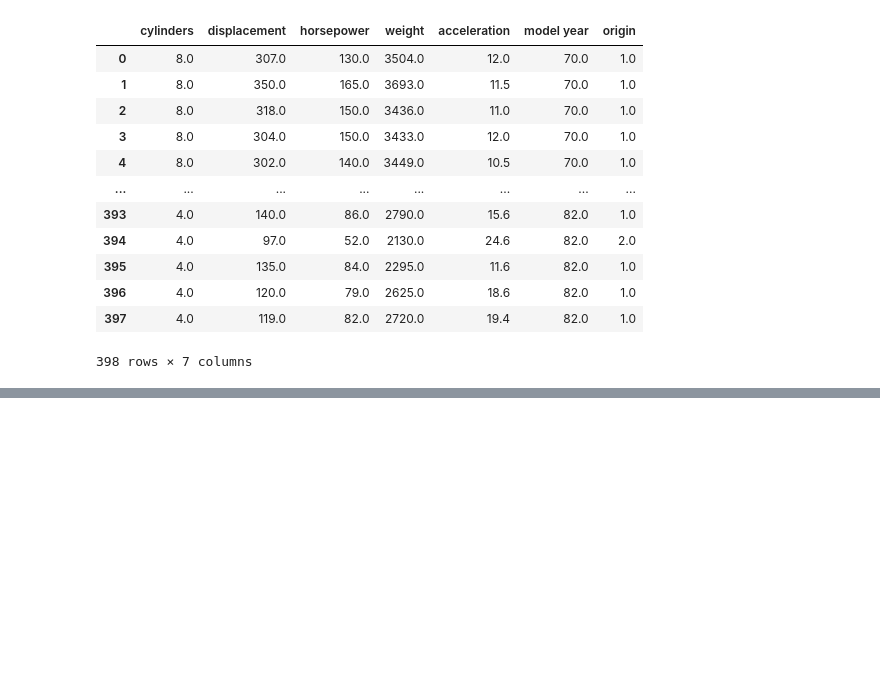
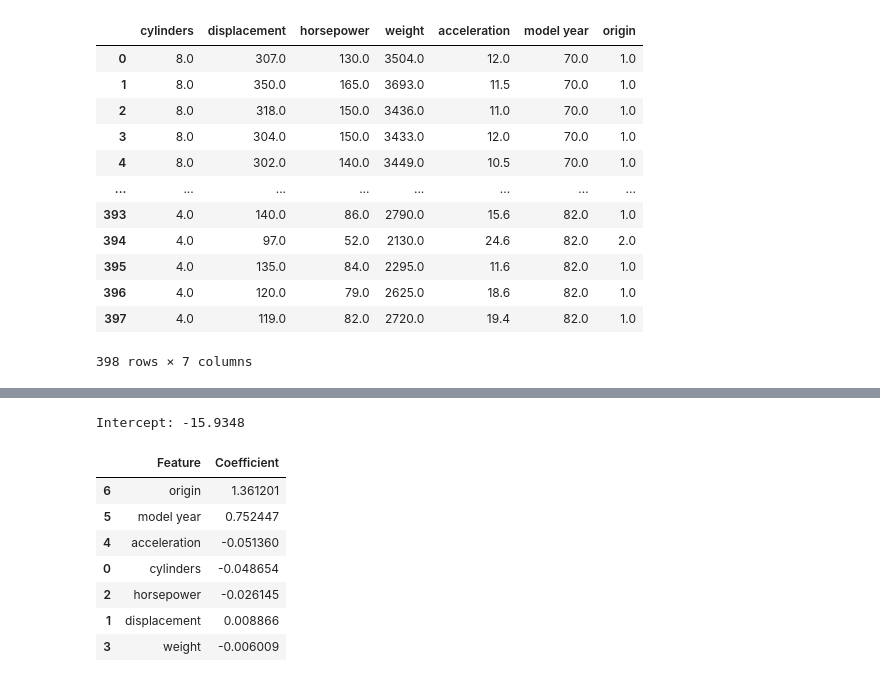
Before and after one commit to Tuxae/ateliers-data-2025-2026, a Jupyter notebook: atelier-2/notebook.ipynb, the cells around one changed output, grey strips where cells are left out. Saved outputs shown, nothing was run; the diff lists cells and outputs as text; code cells hidden in the pictures; blank space fills up the shorter version.

```diff
--- a/atelier-2/notebook.ipynb
+++ b/atelier-2/notebook.ipynb
@@ -198,0 +386,18 @@ df.plot(kind='scatter', x='model year', y='mpg')
+# %%
+coefficients_df = pd.DataFrame({
+    'Feature': X_imputed_knn.columns,
+    'Coefficient': model_full.coef_
+}).sort_values('Coefficient', key=abs, ascending=False)
+
+print(f"\nIntercept: {model_full.intercept_:.4f}")
+coefficients_df
+# %% [output]
+Intercept: -15.9348
+|  | Feature | Coefficient |
+| 6 | origin | 1.361201 |
+| 5 | model year | 0.752447 |
+| 4 | acceleration | -0.051360 |
+| 0 | cylinders | -0.048654 |
+| 2 | horsepower | -0.026145 |
+| 1 | displacement | 0.008866 |
+| 3 | weight | -0.006009 |
```
Also changed, not shown: parts of 13 cells of this notebook, 1 other file.
